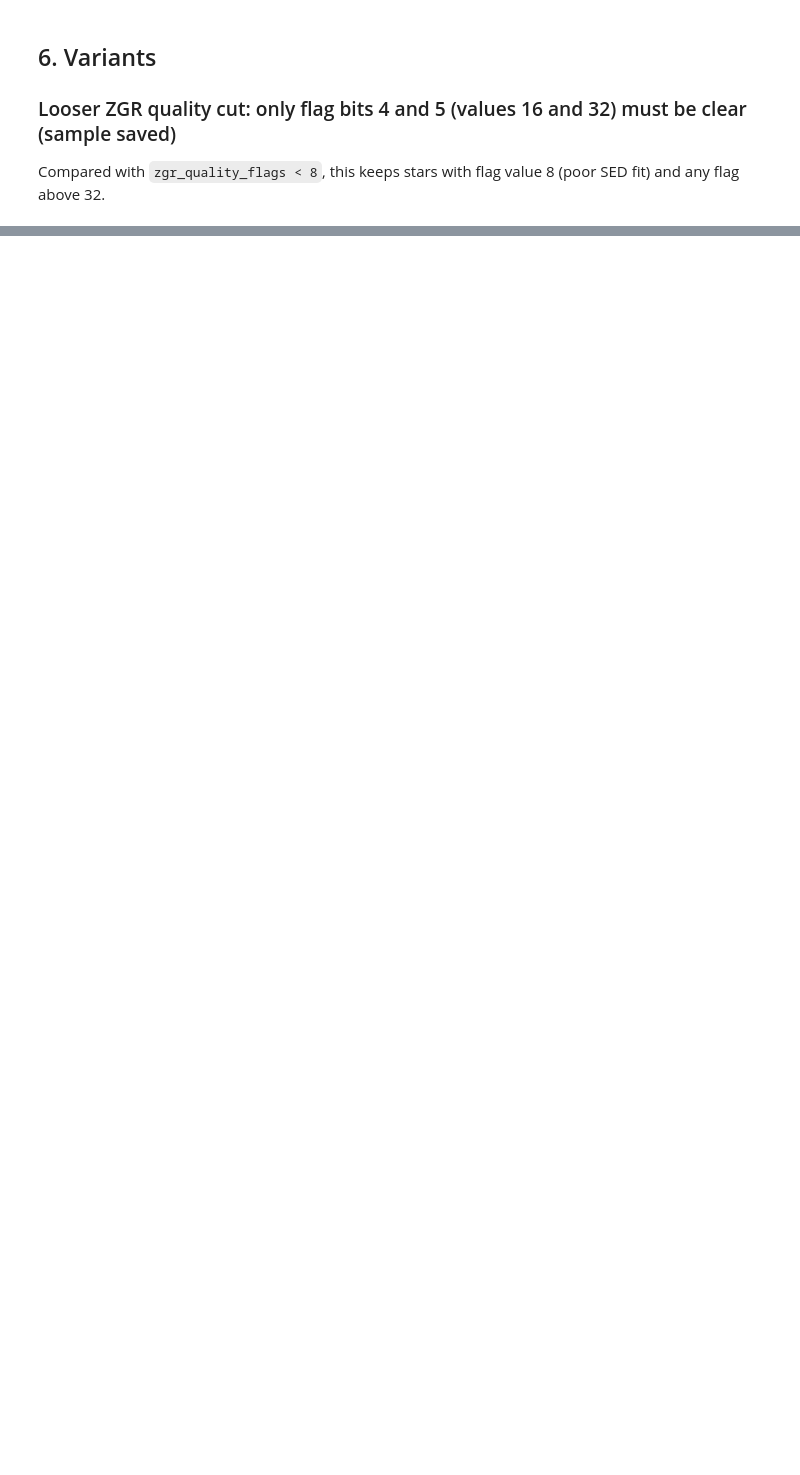
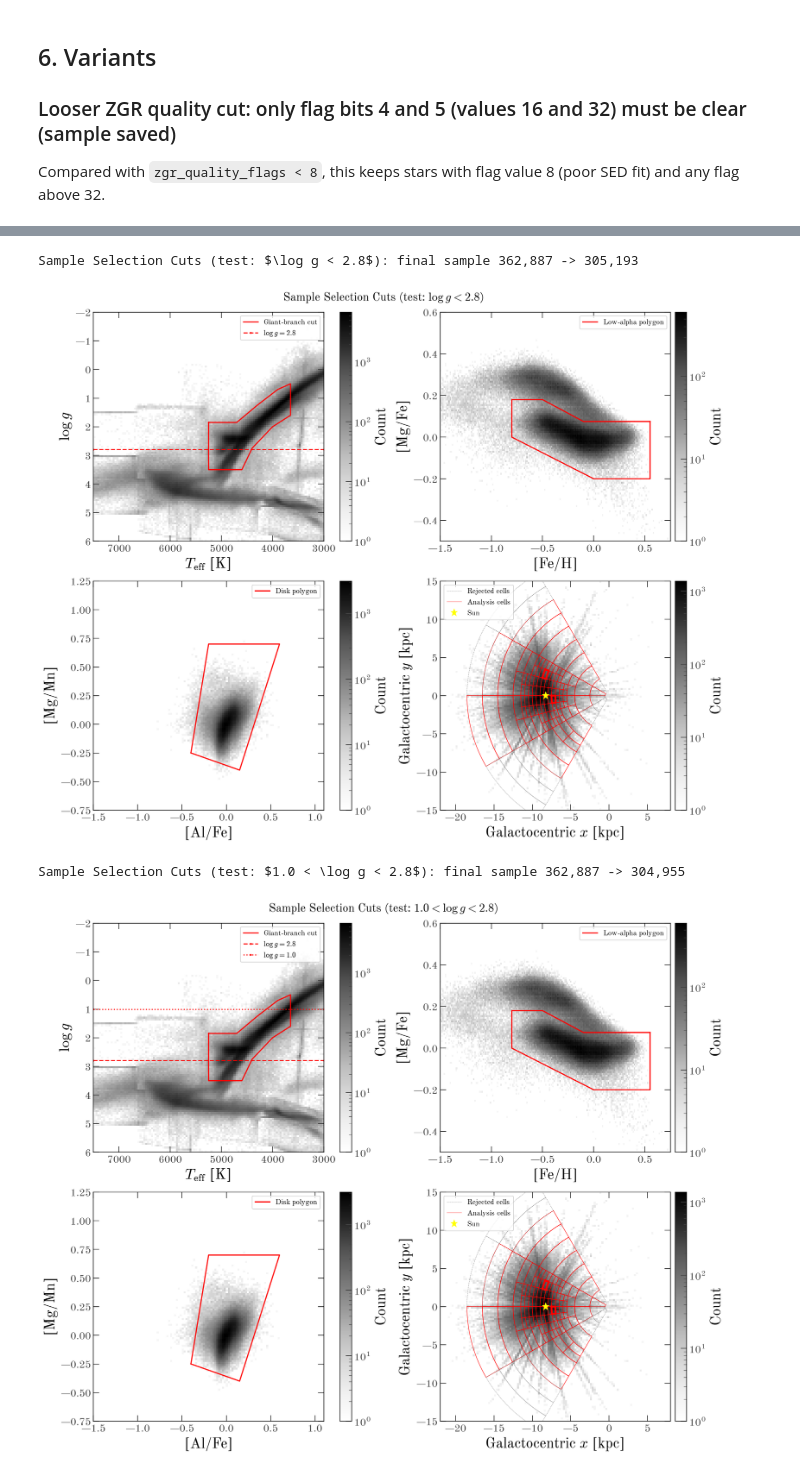
Before and after one commit to emmatasso/Midplane-Project, a Jupyter notebook: notebooks/SampleSelection.ipynb, the cells around one changed output, grey strips where cells are left out. Drawn from its saved outputs; the diff is of its cells as text; code cells hidden in the pictures; blank space fills up the shorter version.

```diff
--- a/notebooks/SampleSelection.ipynb
+++ b/notebooks/SampleSelection.ipynb
@@ -620,16 +693,21 @@ for label, mask in masks.items():
 # %%
 LOGG_MIN, LOGG_MAX = 1.0, 2.8
 
 for lo, title in [
     (None, rf"Sample Selection Cuts (test: $\log g < {LOGG_MAX}$)"),
     (LOGG_MIN, rf"Sample Selection Cuts (test: ${LOGG_MIN} < \log g < {LOGG_MAX}$)"),
 ]:
     extra = (logg < LOGG_MAX) if lo is None else (logg > lo) & (logg < LOGG_MAX)
     print(f"{title}: final sample {final.sum():,} -> {(final & extra).sum():,}")
-    fig, axes = plot_cuts(masks, title, extra=extra)
+    fig, axes = plot_cuts(masks, title, cells, extra=extra)
     ax = axes[0, 0]
     ax.axhline(LOGG_MAX, color=RED, lw=1.5, ls="--", label=rf"$\log g = {LOGG_MAX}$")
     if lo is not None:
         ax.axhline(lo, color=RED, lw=1.5, ls=":", label=rf"$\log g = {lo}$")
     ax.legend(loc="upper right")
     plt.show()
+# %% [output]
+Sample Selection Cuts (test: $\log g < 2.8$): final sample 362,887 -> 305,193
+[figure, added]
+Sample Selection Cuts (test: $1.0 < \log g < 2.8$): final sample 362,887 -> 304,955
+[figure, added]
```
Also changed, not shown: parts of 16 cells of this notebook, 1 other file.
